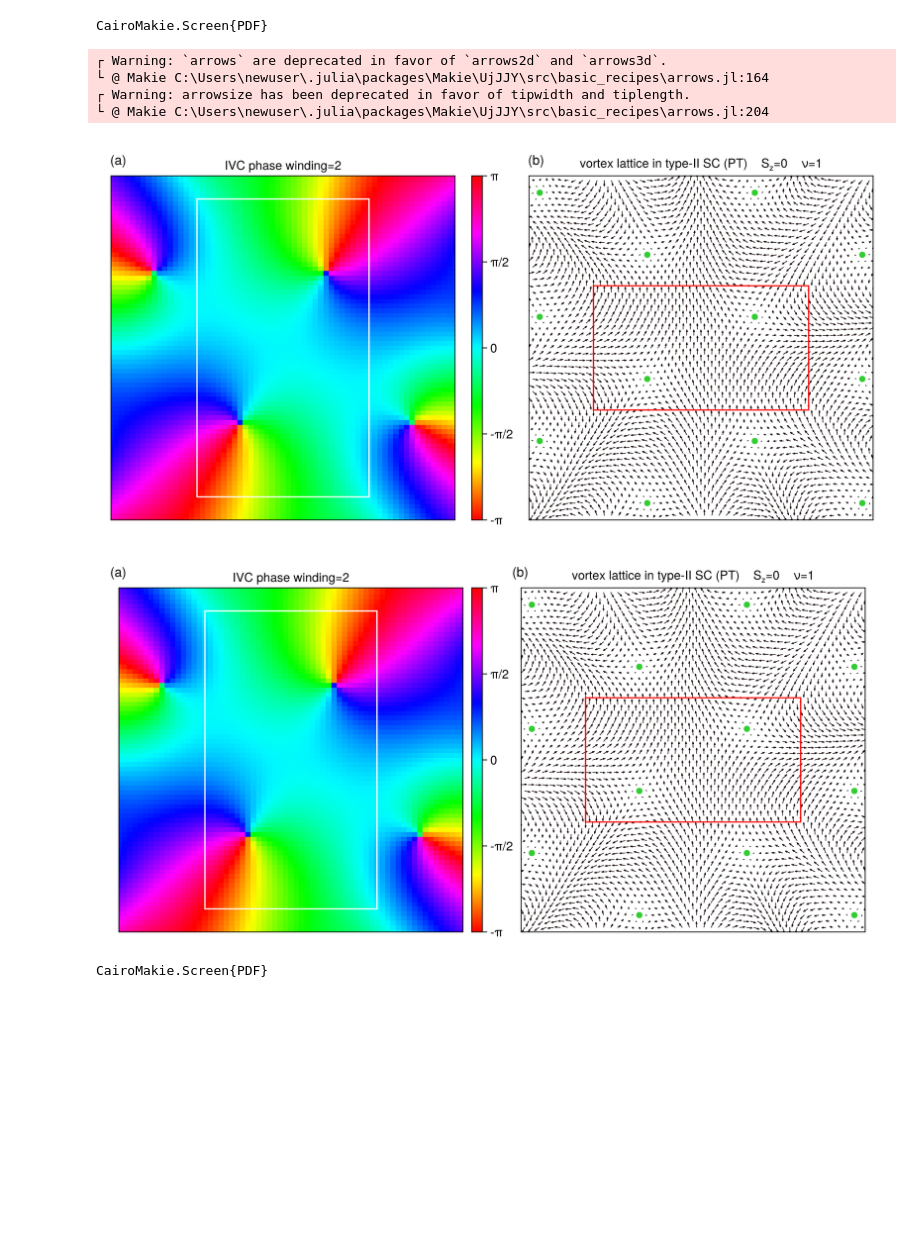
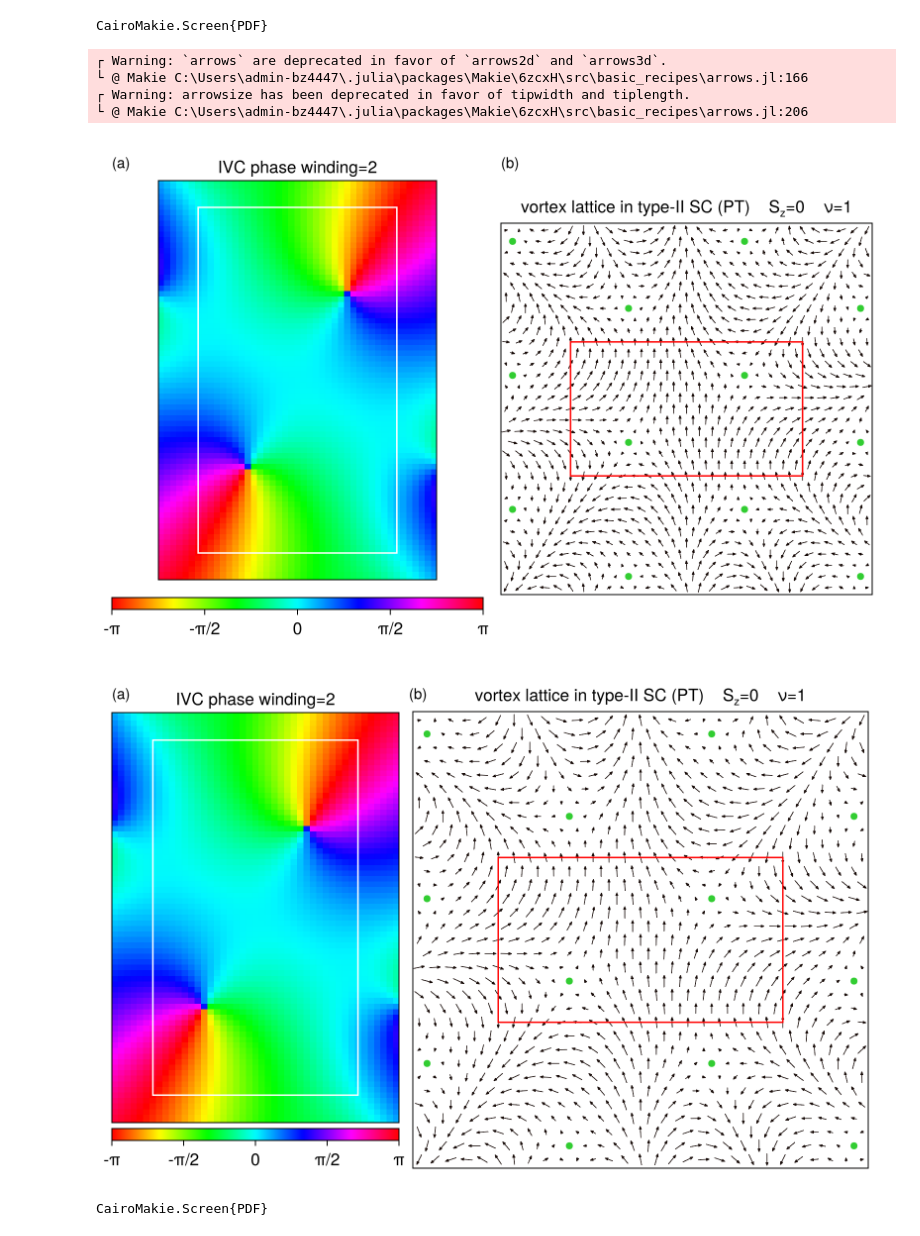
Before and after one commit to Zou-Bo/MoireIVC.jl, a Jupyter notebook: publication figures/AbrikosovVortexLattice.ipynb, the cells around one changed output. Cells and saved outputs as stored; diff of their text form; code cells hidden in the pictures; blank space fills up the shorter version.

```diff
--- a/publication figures/AbrikosovVortexLattice.ipynb
+++ b/publication figures/AbrikosovVortexLattice.ipynb
@@ -65,7 +65,8 @@ function plot_rect_bands!(ax, rho; para::LLHF.LLHFNumPara, unit=:W0, color=:blue
     lines!(ax, 0:L, b2, color=color, others...)
 
 end
-function plot_rect_phase!(ax, ρ; para::LLHF.LLHFNumPara, others...)
+function plot_rect_phase!(ax, ρ; para::LLHF.LLHFNumPara,
+    k1_side = 1.4, k2_side = 0.6, others...)
 
     phase_color = LLHF_Plot.phase_color
     ql_cross = LLHF_Plot.ql_cross
@@ -74,8 +75,8 @@ function plot_rect_phase!(ax, ρ; para::LLHF.LLHFNumPara, others...)
     Gx = para.system.G_Moire
     Gy = Gx * sqrt(3.0)
 
-    k1range = floor(Int64,-1.4N1):floor(Int64,1.4N1)
-    k2range = floor(Int64,-0.6N2):floor(Int64,0.6N2)
+    k1range = floor(Int64,-k1_side*N1):floor(Int64,k1_side*N1)
+    k2range = floor(Int64,-k2_side*N2):floor(Int64,k2_side*N2)
 
 
     al = [ angle(ρ[1+k1-floor(Int64,k1//N1)*N1, 1+k2-floor(Int64,k2//N2)*N2,2,1])
@@ -110,7 +111,7 @@ end
 # %% [output]
 plot_rect_phase! (generic function with 1 method)
 # %%
-N_arrows = 30
+N_arrows = 18
 data = LLHF_Plot.LLHF_plot_realspace_data(ρ_AVL; para = num_para,
     N = N_arrows, xlimits = (-0.8,0.8), ylimits = (-0.8,0.8)
 );
@@ -200,7 +201,7 @@ save("AbrikosovVL.pdf", AVL_plot)
 # %% [output]
 CairoMakie.Screen{PDF}
 # %%
-AVL_plot2 = Figure(size = (900, 450))
+AVL_plot2 = Figure(size = (800, 520), fontsize=17)
 
 
 
@@ -209,59 +210,64 @@ ax_phase = Axis(AVL_plot2[1,1], aspect = DataAspect(),
     xticksvisible = false, xticklabelsvisible = false,
     yticksvisible = false, yticklabelsvisible = false,
 )
-plot_rect_phase!(ax_phase, ρ_AVL; para=num_para,)
-Colorbar(AVL_plot2[1,2], colormap = LLHF_Plot.phase_color,
+plot_rect_phase!(ax_phase, ρ_AVL; para=num_para)
+xlims!(ax_phase, -0.7*num_para.system.G_Moire, 0.7*num_para.system.G_Moire)
+Colorbar(AVL_plot2[2,1], colormap = LLHF_Plot.phase_color,
     colorrange = (-pi,pi),
     ticks = (-pi:0.5pi:pi, ["-π","-π/2","0","π/2","π"]),
-    alignmode = Outside()
+    alignmode = Outside(),
+    #tellwidth = false,
+    vertical = false, flipaxis = false,
 )
 
-ax_realspace = Axis(AVL_plot2[1,3], aspect = 1.0,
+ax_realspace = Axis(AVL_plot2[1:2,2], aspect = 1.0,
     subtitle = rich("vortex lattice in type-II SC (PT)",
         "    S", subscript("z"), "=0    ν=1"
     ),
     xticksvisible = false, yticksvisible = false,
     xgridvisible = false, ygridvisible = false,
     xticklabelsvisible = false, yticklabelsvisible = false,
 )
 ar_T = LLHF_plot_realspace!(ax_realspace, ρ_AVL;
     para = num_para, N = N_arrows, inputdata = data,
     xlimits = (-0.8,0.8), ylimits = (-0.8,0.8),
-    arrowscale = 1, arrowsize = 3, arrowcolor = :n,
-    text = false, linewidth = 0.5
+    arrowscale = 0.9, arrowsize = 4, arrowcolor = :n,
+    text = false, linewidth = 0.5, align = :center
 )
 Cx = 0.25
 Cy = Cx/sqrt(3.0)
 scatter!(ax_realspace,
     Cx.*[-3;-3;-3;-1;-1;-1], Cy.*[-3;1;5;-5;-1;3], markersize = 10, color = :limegreen,
 )
 scatter!(ax_realspace,
     Cx.*[1;1;1;3;3;3], Cy.*[-3;1;5;-5;-1;3], markersize = 10, color = :limegreen,
 )
 
 for (label,i,j) in zip(["(a)", "(b)"],
-    [1;1], [1;3]
+    [1;1], [1;2]
 )
     Label(AVL_plot2[i,j,Top()], label,
         fontsize = 15, font = "TeX Gyre Heros",
         padding = (0, 0, 10, 0),
         halign = :left, valign = :top,
     )
 end
 
+
 AVL_plot2
 # %% [output]
 ┌ Warning: `arrows` are deprecated in favor of `arrows2d` and `arrows3d`.
-└ @ Makie C:\Users\newuser\.julia\packages\Makie\UjJJY\src\basic_recipes\arrows.jl:164
+└ @ Makie C:\Users\admin-bz4447\.julia\packages\Makie\6zcxH\src\basic_recipes\arrows.jl:166
 ┌ Warning: arrowsize has been deprecated in favor of tipwidth and tiplength.
-└ @ Makie C:\Users\newuser\.julia\packages\Makie\UjJJY\src\basic_recipes\arrows.jl:204
+└ @ Makie C:\Users\admin-bz4447\.julia\packages\Makie\6zcxH\src\basic_recipes\arrows.jl:206
-[figure, old version]
+[figure, new version]
 # %%
-colgap!(AVL_plot2.layout, 0)
-#colsize!(AVL_plot2.layout, 1, 260)
+colgap!(AVL_plot2.layout, 10)
+rowgap!(AVL_plot2.layout, 5)
+colsize!(AVL_plot2.layout, 1, 290)
 
 
 AVL_plot2
 # %% [output]
-[figure, old version]
+[figure, new version]
 # %%
```
Also changed, not shown: parts of 5 cells of this notebook, 15 other files.
